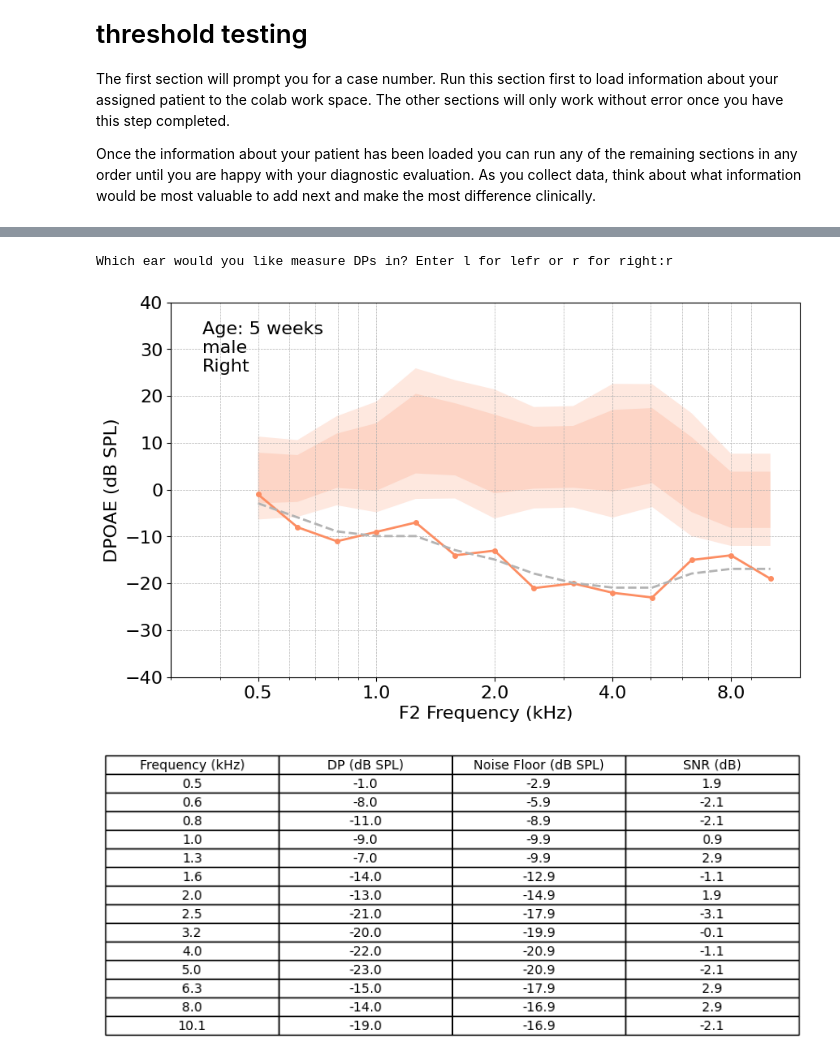
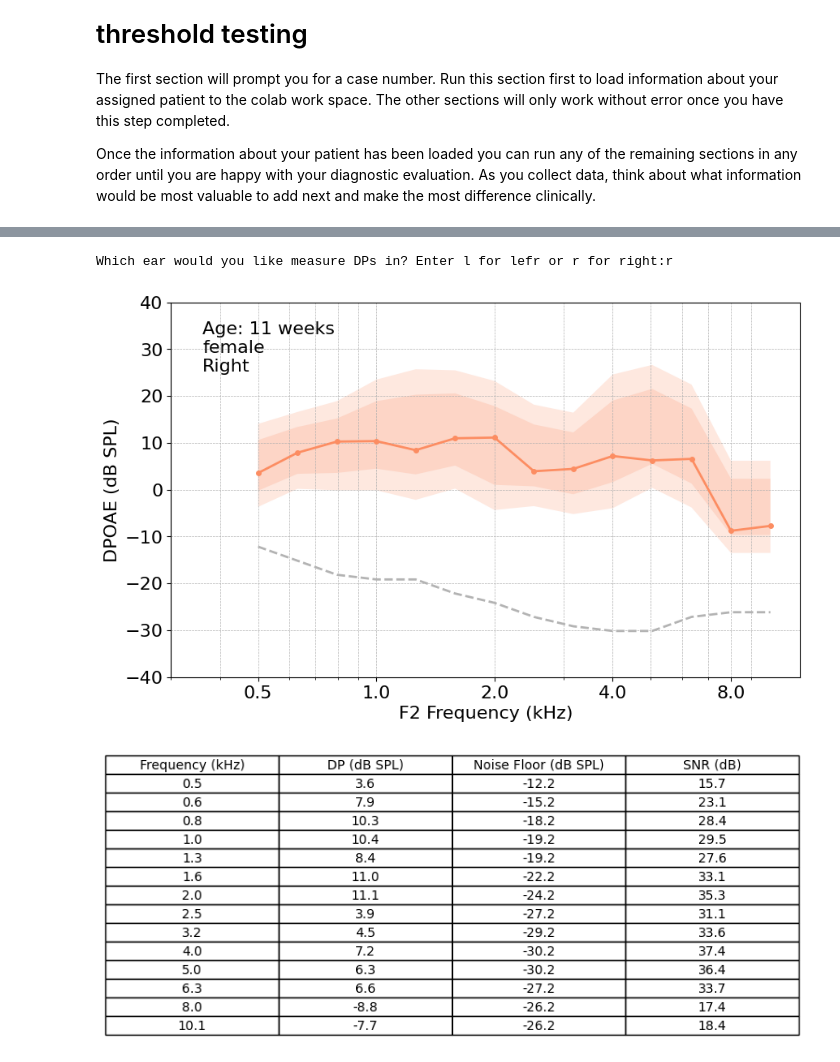
Before and after one commit to haribharadwaj/notebooks, a Jupyter notebook: CSD2045/Generate_TB_ABR_case.ipynb, the cells around one changed output, grey strips where cells are left out. Saved outputs shown, nothing was run; the diff lists cells and outputs as text; code cells hidden in the pictures.

```diff
--- a/CSD2045/Generate_TB_ABR_case.ipynb
+++ b/CSD2045/Generate_TB_ABR_case.ipynb
@@ -767,10 +766,10 @@ def getDPdrop(x):
   return drop
 
 def getDPdrop_ABG(x):
-  # Generate a DP drop that asymptotes to -30 for large losses, but drops to -15
+  # Generate a DP drop that asymptotes to -40 for large losses, but drops to -20
   # for input of 15. This way OAE is absent for conductive losses > about 30 dB.
-  x0 = 30
-  A = -30
+  x0 = 15
+  A = -40
   k = 0.15  # Seems to give reasonable steepness
   drop = A / (1 + np.exp(-k * (x - x0)))
   return drop
@@ -834,12 +833,16 @@ plotnorms = True
 
 
 # Get behavioral loss and make a predcted DP drop curve
-loss_BC = np.array([info['l'][fbeh]['b'] for fbeh in frequencies])
-loss_AC = np.array([info['l'][fbeh]['a'] for fbeh in frequencies])
+if eardp:
+  loss_BC = np.array([info['l'][fbeh]['b'] for fbeh in frequencies] + [info['l'][4]['b'],])
+  loss_AC = np.array([info['l'][fbeh]['a'] for fbeh in frequencies] + [info['l'][4]['a'],])
+else:
+  loss_BC = np.array([info['r'][fbeh]['b'] for fbeh in frequencies] + [info['r'][4]['b'],])
+  loss_AC = np.array([info['r'][fbeh]['a'] for fbeh in frequencies] + [info['r'][4]['a'],])
 ABG = loss_AC - loss_BC
 
 
-loss_spline = CubicSpline(np.array(frequencies),
+loss_spline = CubicSpline(np.array(frequencies + [10,]),
                           getDPdrop(loss_BC) + getDPdrop_ABG(ABG))
 
 shift = loss_spline(fdp)
@@ -865,7 +868,7 @@ covariance_matrix = np.outer(sigma, sigma) * correlation_factor
 np.fill_diagonal(covariance_matrix, sigma**2)
 
 # Generate a random draw from a multivariate normal distribution
-np.random.seed(23)
+np.random.seed(patnum)
 random_draw = np.random.multivariate_normal(m, covariance_matrix)
 dp = random_draw + shift
 
@@ -946,32 +949,32 @@ plt.show()
 snr = dp - n
 
 # Format the data with one decimal place
 # Here we use numpy vectorize function to apply formatting to each element
 format_func = np.vectorize(lambda x: f"{x:.1f}")
 f_formatted = format_func(fdp)
 dp_formatted = format_func(dp)
 n_formatted = format_func(n)
 snr_formatted = format_func(snr)
 
 # Combine the formatted data for table display
 table_data = np.column_stack((f_formatted, dp_formatted, n_formatted, snr_formatted))
 column_labels = ["Frequency (kHz)", "DP (dB SPL)", "Noise Floor (dB SPL)", "SNR (dB)"]
 
 # Create a figure and a plot
 fig, ax = plt.subplots(figsize=(8, 3))  # Adjust the figure size as needed
 ax.axis('tight')
 ax.axis('off')
 
 # Add the table
 table = ax.table(cellText=table_data, colLabels=column_labels, loc='center', cellLoc='center')
 
 # Adjust the table properties for aesthetics
 table.auto_set_font_size(False)
 table.set_fontsize(10)
 table.scale(1.2, 1.2)  # Adjust the scale for better spacing
 
 plt.show()
 # %% [output]
 Which ear would you like measure DPs in? Enter l for lefr or r for right:r
-[figure, old version]
+[figure, new version]
-[figure, old version]
+[figure, new version]
```
Also changed, not shown: parts of 3 cells of this notebook.
